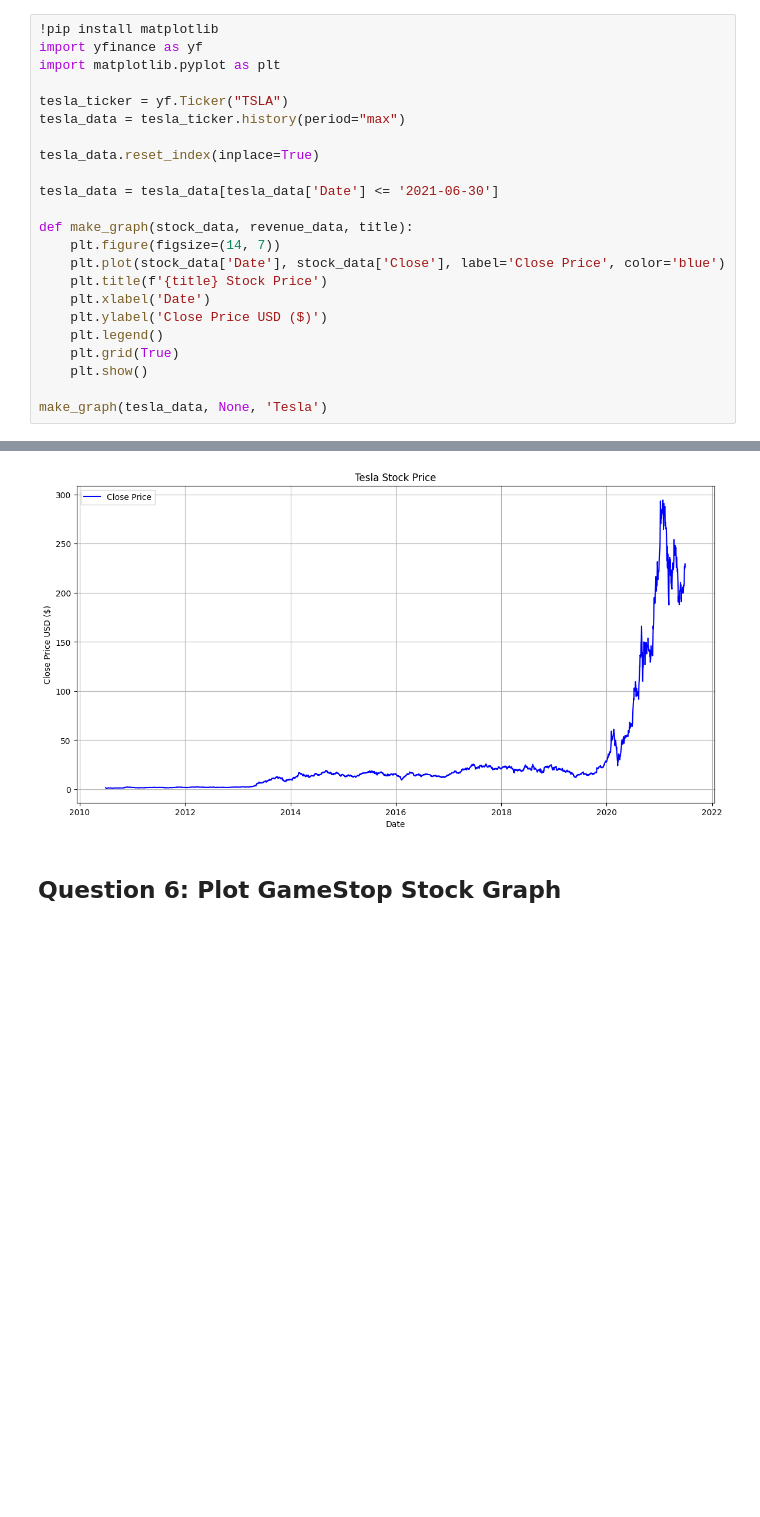
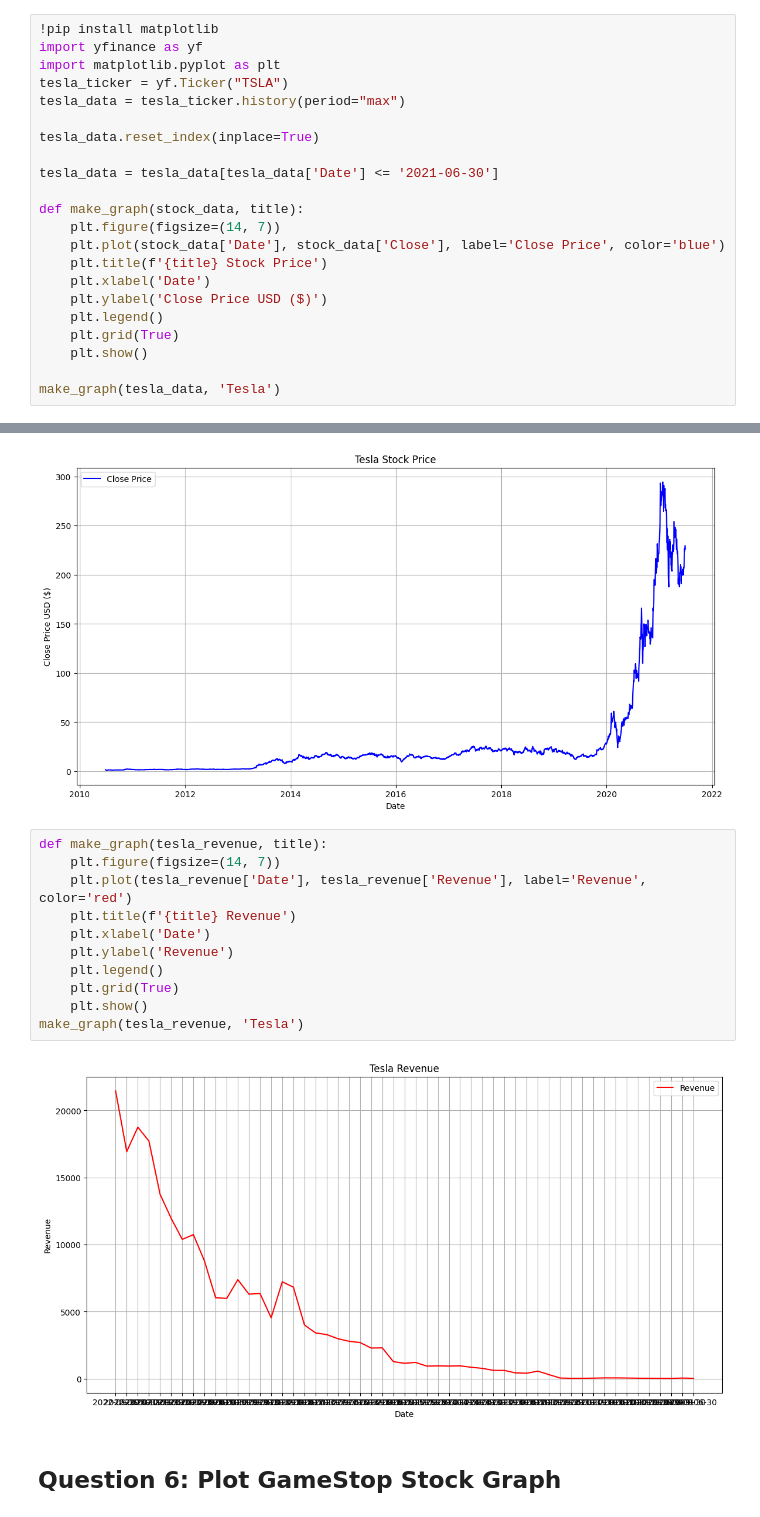
Before and after one commit to MsAyrin/course, a Jupyter notebook: Final Assignment.ipynb, the cells around one changed output, grey strips where cells are left out. Saved outputs shown, nothing was run; the diff lists cells and outputs as text; blank space fills up the shorter version.

```diff
--- a/Final Assignment.ipynb
+++ b/Final Assignment.ipynb
@@ -329,7 +329,6 @@ You just need to invoke the make_graph function with the required parameter to p
 !pip install matplotlib
 import yfinance as yf
 import matplotlib.pyplot as plt
-
 tesla_ticker = yf.Ticker("TSLA")
 tesla_data = tesla_ticker.history(period="max")
 
@@ -337,7 +336,7 @@ tesla_data.reset_index(inplace=True)
 
 tesla_data = tesla_data[tesla_data['Date'] <= '2021-06-30']
 
-def make_graph(stock_data, revenue_data, title):
+def make_graph(stock_data, title):
     plt.figure(figsize=(14, 7))
     plt.plot(stock_data['Date'], stock_data['Close'], label='Close Price', color='blue')
     plt.title(f'{title} Stock Price')
@@ -347,7 +346,7 @@ def make_graph(stock_data, revenue_data, title):
     plt.grid(True)
     plt.show()
 
-make_graph(tesla_data, None, 'Tesla')
+make_graph(tesla_data, 'Tesla')
 # %% [output]
 Requirement already satisfied: matplotlib in /opt/conda/lib/python3.11/site-packages (3.9.1)
 Requirement already satisfied: contourpy>=1.0.1 in /opt/conda/lib/python3.11/site-packages (from matplotlib) (1.2.1)
@@ -361,6 +360,19 @@ Requirement already satisfied: pyparsing>=2.3.1 in /opt/conda/lib/python3.11/sit
 Requirement already satisfied: python-dateutil>=2.7 in /opt/conda/lib/python3.11/site-packages (from matplotlib) (2.9.0)
 Requirement already satisfied: six>=1.5 in /opt/conda/lib/python3.11/site-packages (from python-dateutil>=2.7->matplotlib) (1.16.0)
 [figure]
+# %%
+def make_graph(tesla_revenue, title):
+    plt.figure(figsize=(14, 7))
+    plt.plot(tesla_revenue['Date'], tesla_revenue['Revenue'], label='Revenue', color='red')
+    plt.title(f'{title} Revenue')
+    plt.xlabel('Date')
+    plt.ylabel('Revenue')
+    plt.legend()
+    plt.grid(True)
+    plt.show()
+make_graph(tesla_revenue, 'Tesla')
+# %% [output]
+[figure, added]
 # %% [markdown]
 ## Question 6: Plot GameStop Stock Graph
 # %% [markdown]
```
Also changed, not shown: parts of 5 cells of this notebook.
